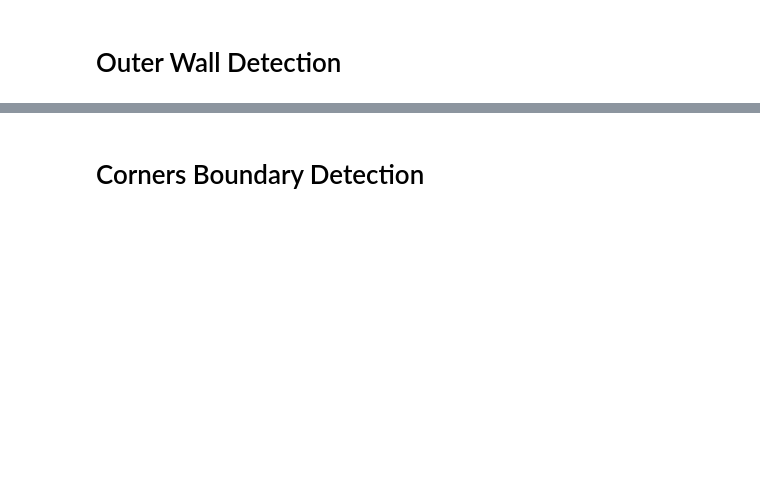
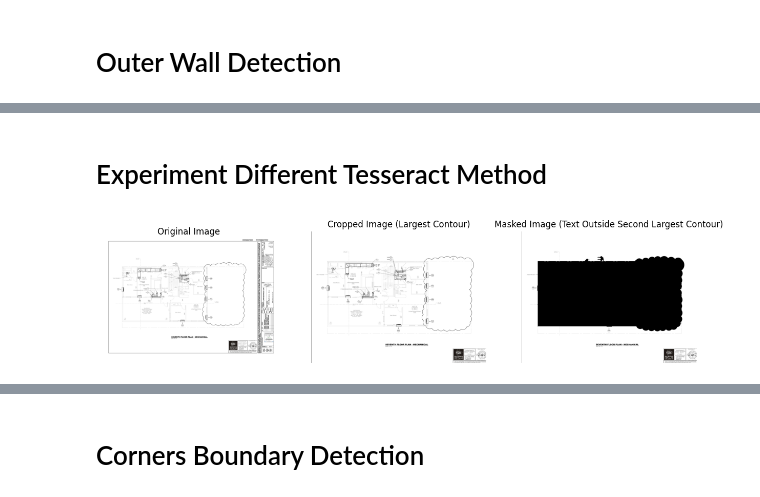
Before and after one commit to omartgabr/3D-Models-from-Blueprints, a Jupyter notebook: Image Processing/ImageProcessing_notebook.ipynb, the cells around one changed output, grey strips where cells are left out. Saved outputs shown, nothing was run; the diff lists cells and outputs as text; code cells hidden in the pictures; blank space fills up the shorter version.

```diff
--- a/Image Processing/ImageProcessing_notebook.ipynb
+++ b/Image Processing/ImageProcessing_notebook.ipynb
@@ -290,3 +222,40 @@ Se ecraartrna: acer tieerTenen lem
+# %% [markdown]
+# Experiment Different Tesseract Method
+# %%
+# Create a mask for the second-largest contour
+mask = np.ones(cropped_image.shape[:2], dtype="uint8") * 255  # Start with a white mask
+cv2.drawContours(mask, [second_largest_contour], -1, 0, thickness=cv2.FILLED)  # Mask the second-largest contour
+
+# Apply the mask to the cropped image, leaving only the region outside the second-largest contour
+masked_image = cv2.bitwise_and(cropped_image, cropped_image, mask=mask)
+
+# Now masked_image contains only the region outside the second-largest contour within the first-largest contour
+# You can pass this masked image to your OCR pipeline
+
+# Plot the original image, cropped image, and masked image
+plt.figure(figsize=(15, 5))
+
+# Original Image
+plt.subplot(1, 3, 1)
+plt.imshow(cv2.cvtColor(img, cv2.COLOR_BGR2RGB))
+plt.title("Original Image")
+plt.axis("off")
+
+# Cropped Image with Largest Contour
+plt.subplot(1, 3, 2)
+plt.imshow(cv2.cvtColor(cropped_image, cv2.COLOR_BGR2RGB))
+plt.title("Cropped Image (Largest Contour)")
+plt.axis("off")
+
+# Masked Image (Only Text Outside Second Largest Contour)
+plt.subplot(1, 3, 3)
+plt.imshow(cv2.cvtColor(masked_image, cv2.COLOR_BGR2RGB))
+plt.title("Masked Image (Text Outside Second Largest Contour)")
+plt.axis("off")
+
+plt.show()
+# %% [output]
+[figure, added]
 # %%
 def text_to_number(text):
     """Convert text floor numbers to integers."""
```
Also changed, not shown: parts of 15 cells of this notebook, 1 other file.
